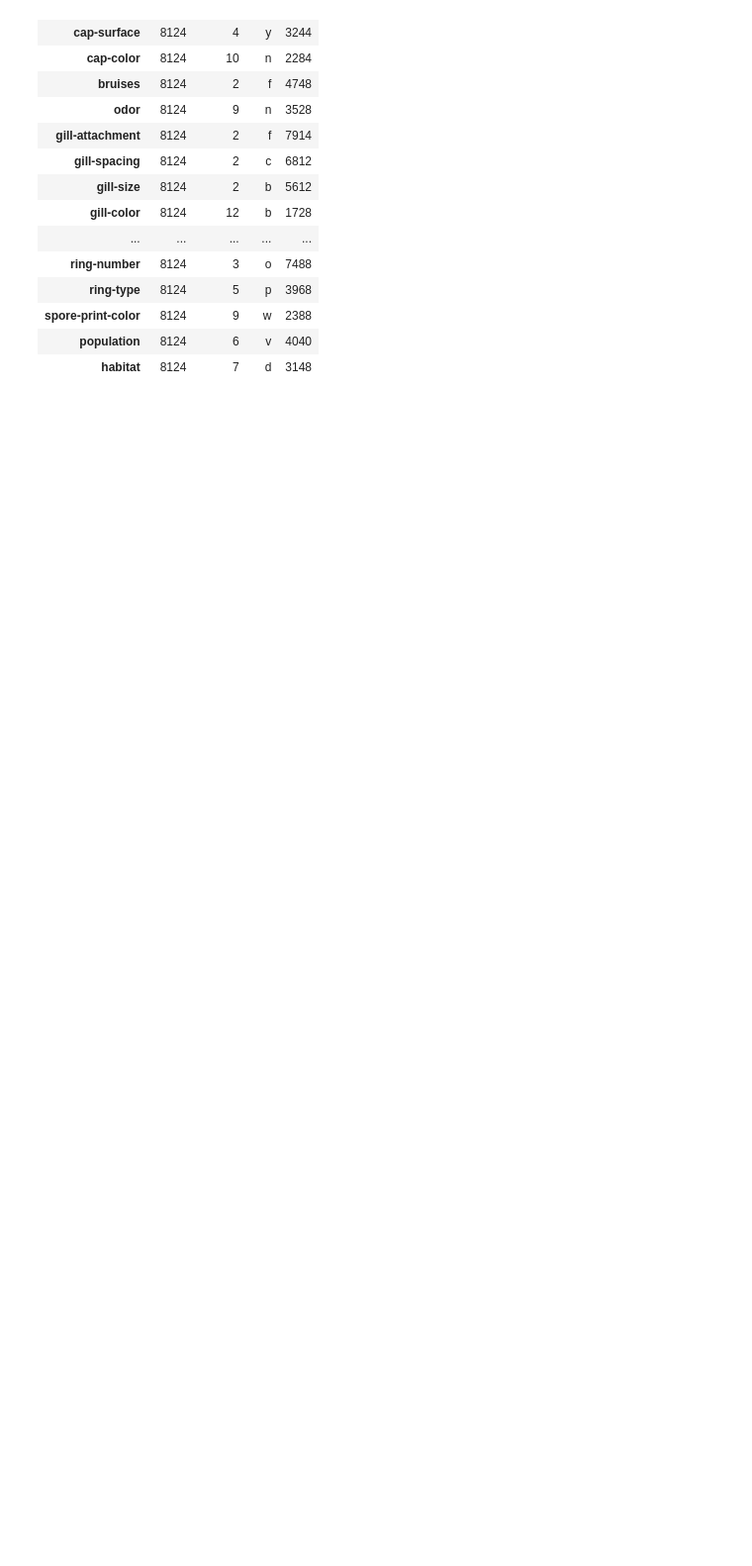
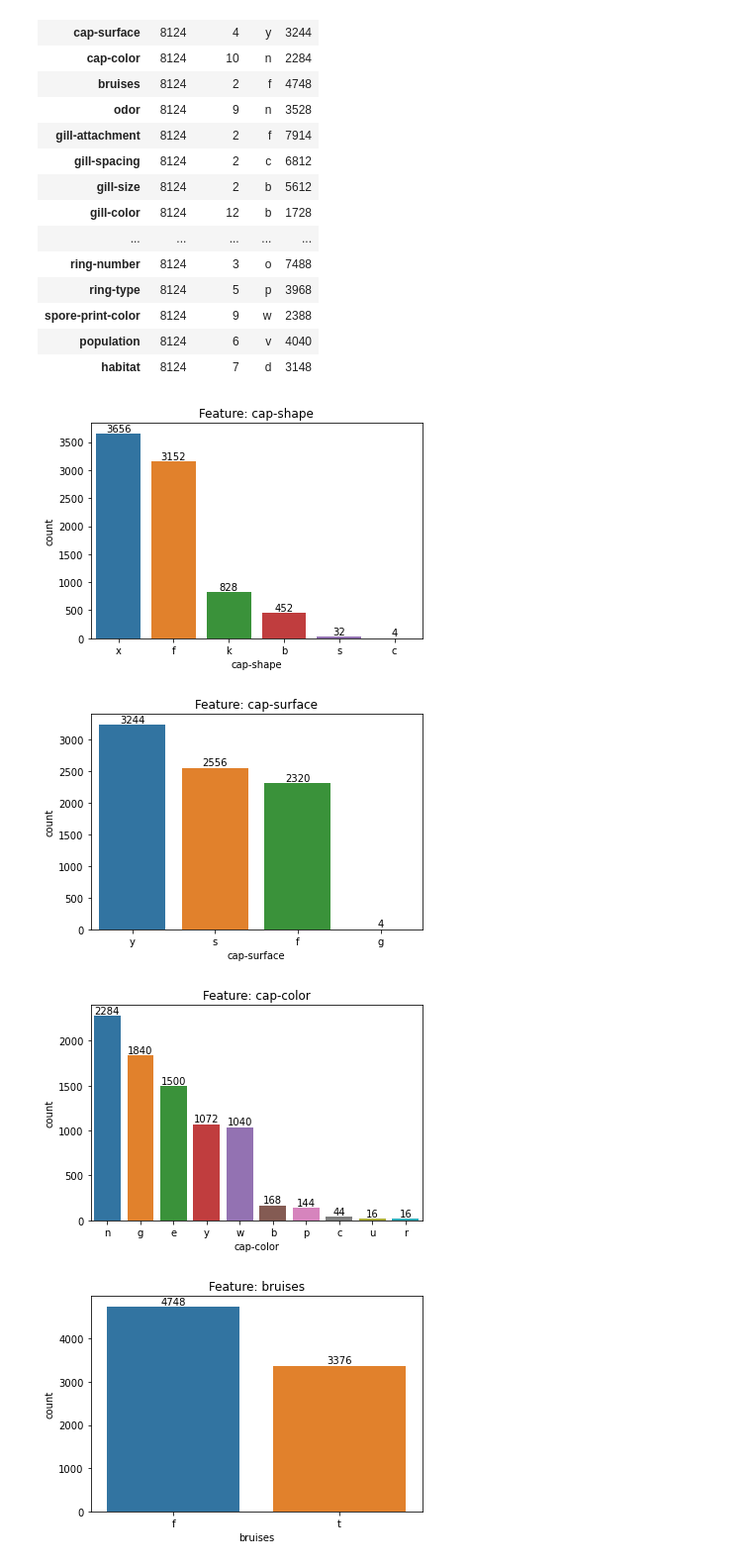
Before and after one commit to geraldb1/Project, a Jupyter notebook: Mushroom Classification/Mushroom.ipynb, the cells around one changed output. Shown at 99% size. Drawn from its saved outputs; the diff is of its cells as text; code cells hidden in the pictures; blank space fills up the shorter version.

```diff
--- a/Mushroom Classification/Mushroom.ipynb
+++ b/Mushroom Classification/Mushroom.ipynb
@@ -123,3 +123,17 @@ mushroom.describe(include='object').T
 | spore-print-color | 8124 | 9 | w | 2388 |
 | population | 8124 | 6 | v | 4040 |
 | habitat | 8124 | 7 | d | 3148 |
+# %%
+for features in mushroom.columns:
+    if features!= 'class':
+        import warnings
+        warnings.filterwarnings('ignore')
+        sns.countplot(mushroom[features],order = mushroom[features].value_counts().index).set_title('Feature: {}'.format(features))
+        for index, value in enumerate(mushroom[features].value_counts().values):
+            plt.text(index,value,str(value), ha = 'center', va= 'bottom')
+        plt.show()
+# %% [output]
+[figure, added]
+[figure, added]
+[figure, added]
+[figure, added]
```
Also changed, not shown: parts of 1 cell of this notebook.
